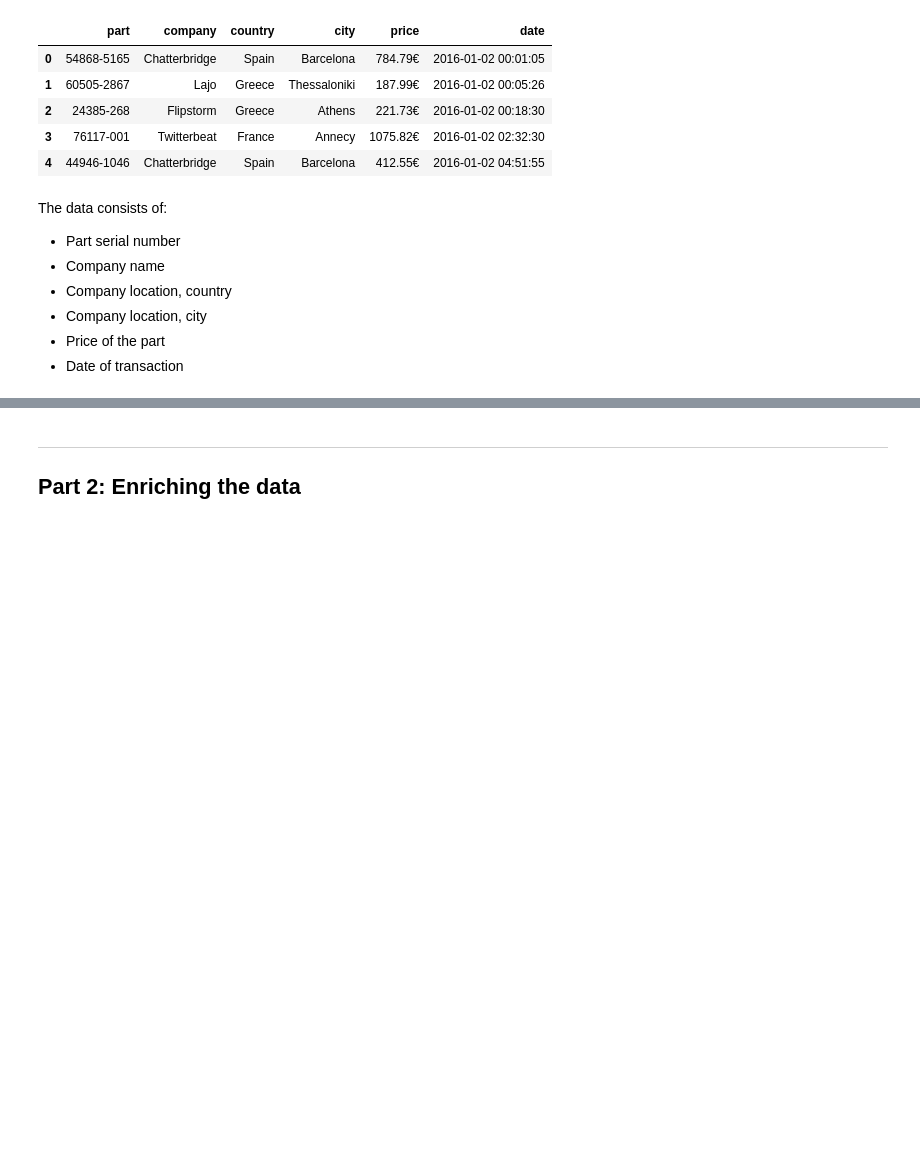
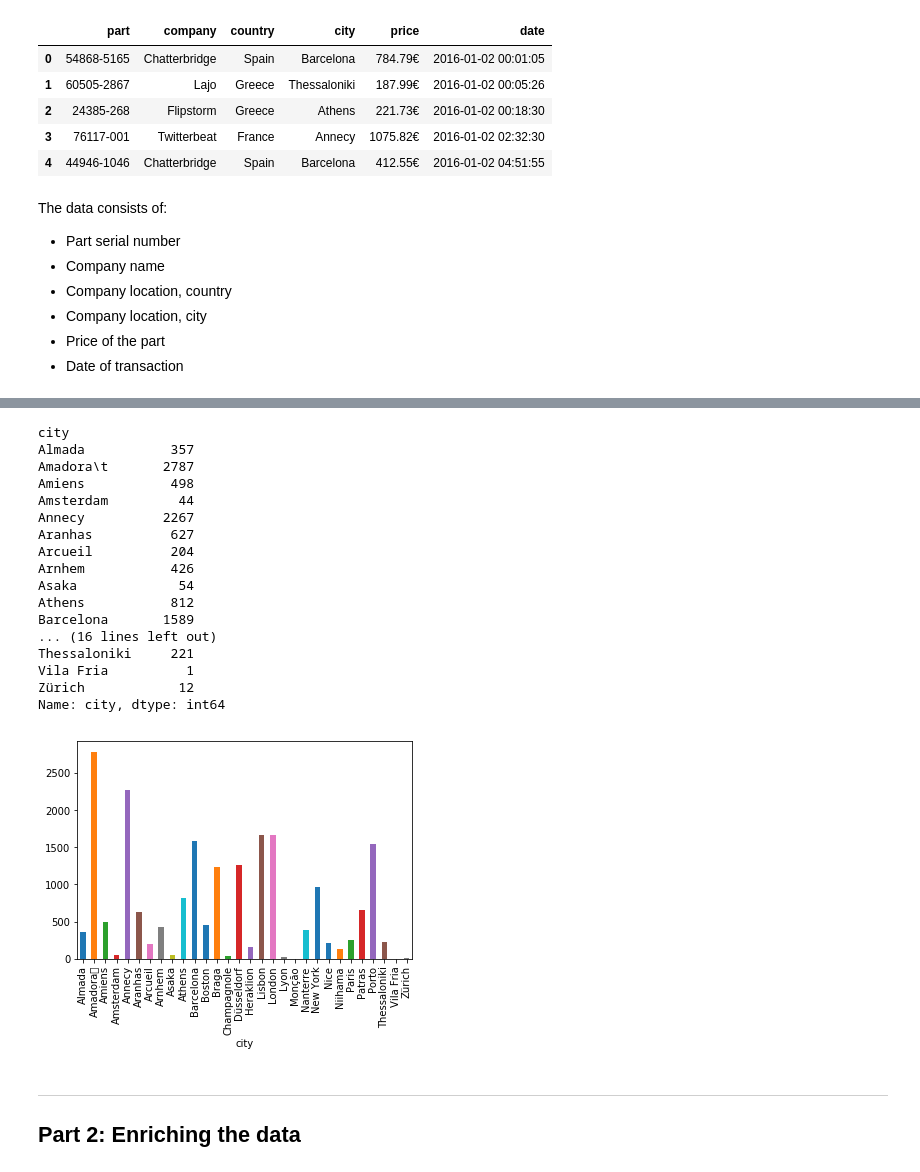
Before and after one commit to grimurz/project1, a Jupyter notebook: Project 1 - Customer Database.ipynb, the cells around one changed output, grey strips where cells are left out. Cells and saved outputs as stored; diff of their text form; code cells hidden in the pictures; blank space fills up the shorter version.

```diff
--- a/Project 1 - Customer Database.ipynb
+++ b/Project 1 - Customer Database.ipynb
@@ -76,3 +130,26 @@ The data consists of:
+# %%
+target_data = df.groupby('city')['city'].count()
+target_data.plot(kind='bar')
+target_data
+# %% [output]
+city
+Almada           357
+Amadora\t       2787
+Amiens           498
+Amsterdam         44
+Annecy          2267
+Aranhas          627
+Arcueil          204
+Arnhem           426
+Asaka             54
+Athens           812
+Barcelona       1589
+... (16 lines left out)
+Thessaloniki     221
+Vila Fria          1
+Zürich            12
+Name: city, dtype: int64
+[figure, added]
 # %% [markdown]
 ---
 ## Part 2: Enriching the data
```
Also changed, not shown: parts of 4 cells of this notebook.
